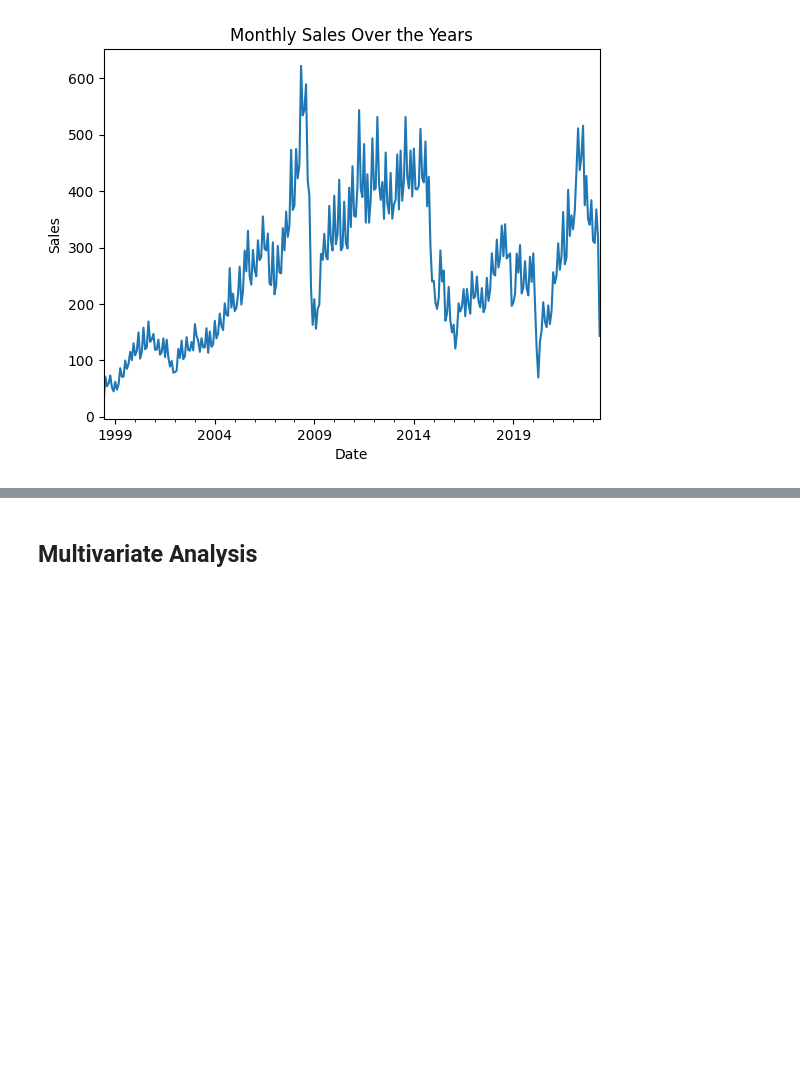
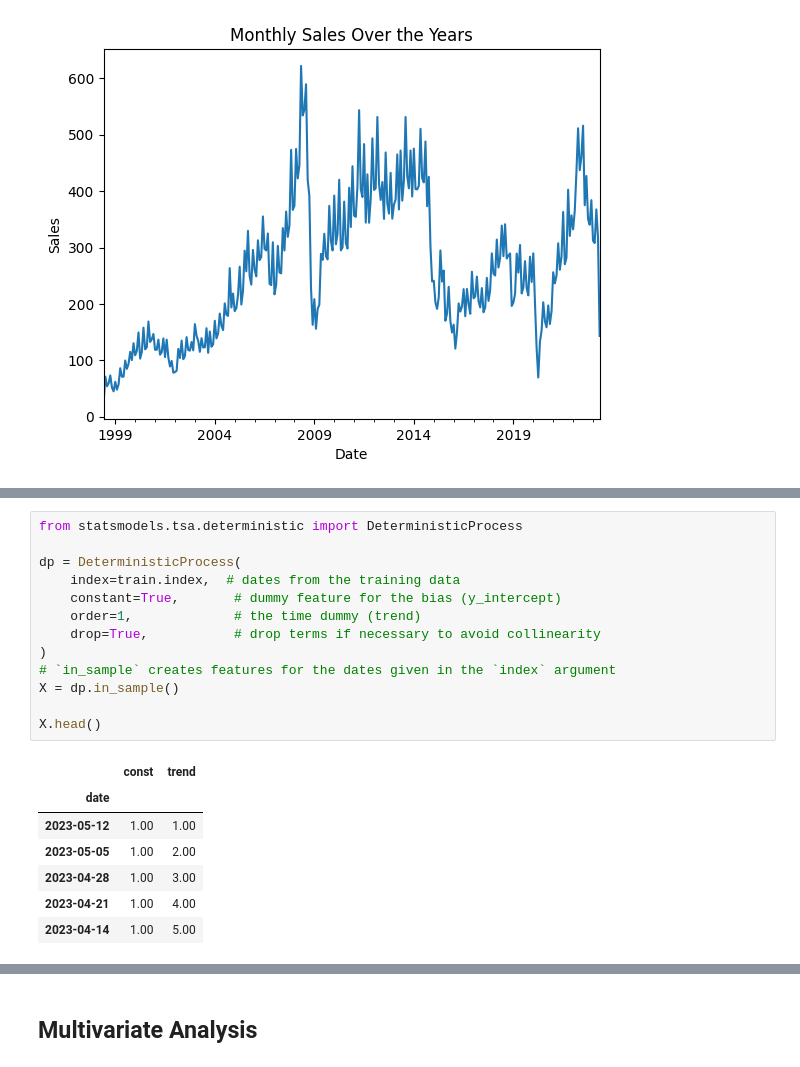
Before and after one commit to ikoghoemmanuell/Forecast-the-Future-Naira-Exchange-Rate, a Jupyter notebook: crude_oil_prices.ipynb, the cells around one changed output, grey strips where cells are left out. Drawn from its saved outputs; the diff is of its cells as text; blank space fills up the shorter version.

```diff
--- a/crude_oil_prices.ipynb
+++ b/crude_oil_prices.ipynb
@@ -397,0 +411,21 @@ plt.show()
+# %%
+from statsmodels.tsa.deterministic import DeterministicProcess
+
+dp = DeterministicProcess(
+    index=train.index,  # dates from the training data
+    constant=True,       # dummy feature for the bias (y_intercept)
+    order=1,             # the time dummy (trend)
+    drop=True,           # drop terms if necessary to avoid collinearity
+)
+# `in_sample` creates features for the dates given in the `index` argument
+X = dp.in_sample()
+
+X.head()
+# %% [output]
+|  | const | trend |
+| date |  |  |
+| 2023-05-12 | 1.00 | 1.00 |
+| 2023-05-05 | 1.00 | 2.00 |
+| 2023-04-28 | 1.00 | 3.00 |
+| 2023-04-21 | 1.00 | 4.00 |
+| 2023-04-14 | 1.00 | 5.00 |
```
Also changed, not shown: parts of 8 cells of this notebook.
